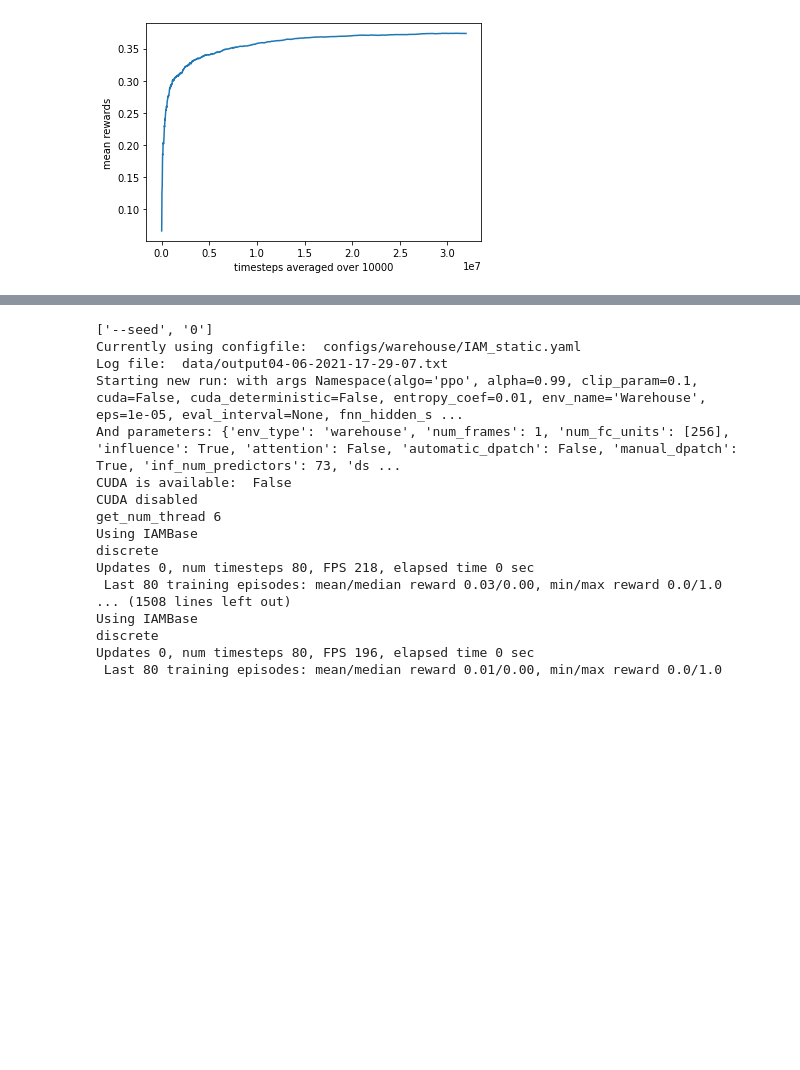
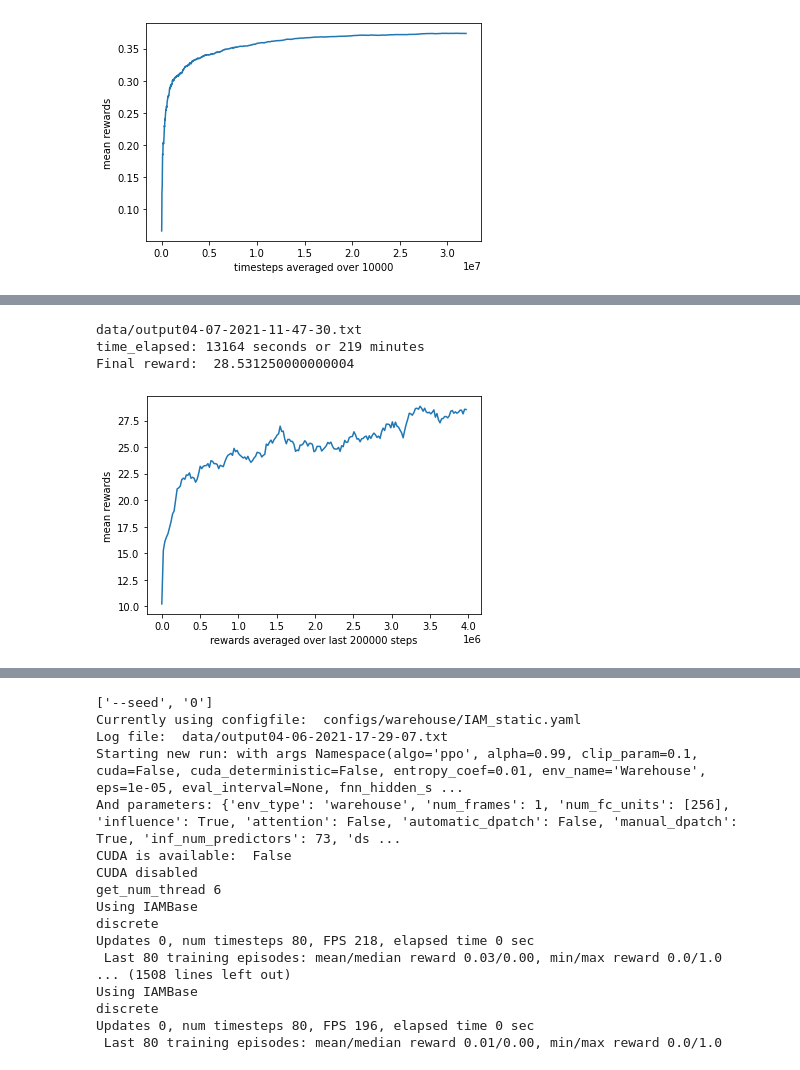
Before and after one commit to gijskoning/Reproducibility_project, a Jupyter notebook: experiments.ipynb, the cells around one changed output, grey strips where cells are left out. Drawn from its saved outputs; the diff is of its cells as text; code cells hidden in the pictures; blank space fills up the shorter version.

```diff
--- a/experiments.ipynb
+++ b/experiments.ipynb
@@ -135,0 +147,9 @@ plot_runs(["output04-06-2021-17-29-07.txt", "output04-06-2021-23-01-04.txt", "ou
+# %%
+# Run of FNN 3 times with command:
+
+plot_data("output04-07-2021-11-47-30.txt")
+# %% [output]
+data/output04-07-2021-11-47-30.txt
+time_elapsed: 13164 seconds or 219 minutes
+Final reward:  28.531250000000004
+[figure, added]
```
Also changed, not shown: parts of 3 cells of this notebook, 4 other files.
